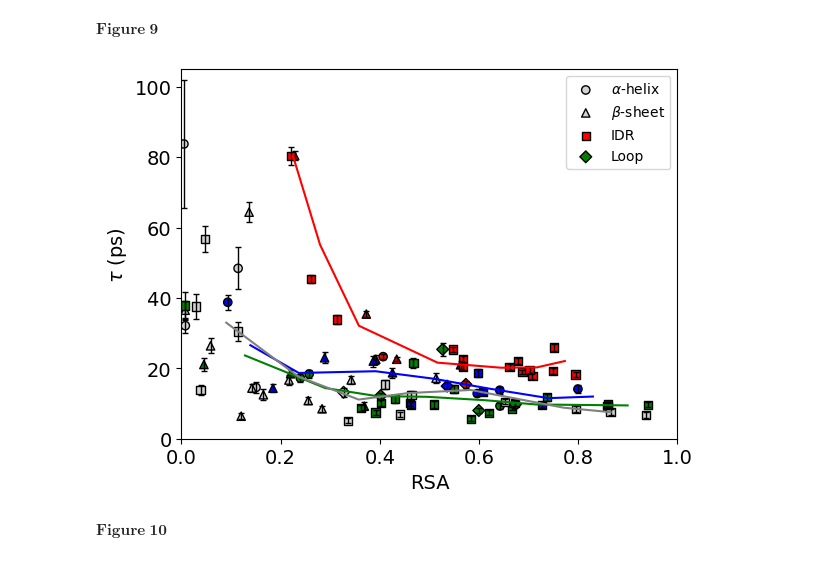
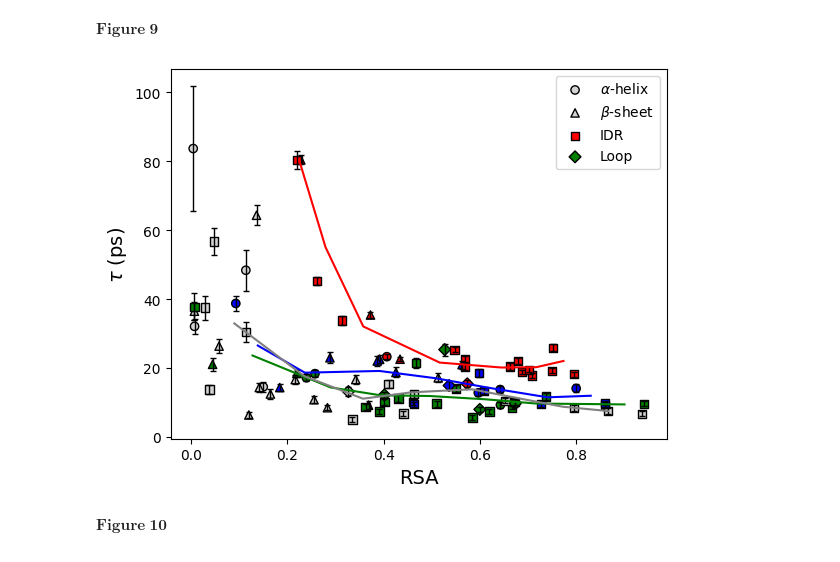
Before and after one commit to hpoudel1/SUMO-1_UBC9_dataset, a Jupyter notebook: residue_Ct_analysis/Computing_C(t)_confidence.ipynb, the cells around one changed output. Saved outputs shown, nothing was run; the diff lists cells and outputs as text; code cells hidden in the pictures.

Commit message:
fixing retardation factor figures -- reviewer comments

```diff
--- a/residue_Ct_analysis/Computing_C(t)_confidence.ipynb
+++ b/residue_Ct_analysis/Computing_C(t)_confidence.ipynb
@@ -373,7 +409,7 @@ $\mathbf{Figure\; 5}$
 for k,i in enumerate(tau_err_stack_ubc9.transpose(1,2,0)[5:][::11]):
     plt.plot(length,i[1], label=int(i[0][0]),c=clist[k],ls='--')
     plt.scatter(length,i[1],color=clist[k])
-    t_interval = t.interval(alpha=0.95, df=i[3], scale=i[2])[1]
+    t_interval = t.interval(confidence=0.95, df=i[3], scale=i[2])[1]
     plt.fill_between(length,i[1]+t_interval,i[1]-t_interval, alpha=0.3, color=clist[k])
     plt.ylim(0,y_max)
 plt.ylim(0,120)
@@ -400,7 +436,7 @@ $\mathbf{Figure\; 6}$
 for k,i in enumerate(tau_err_stack_ubc9_removed.transpose(1,2,0)):
     plt.semilogy(length,i[1], label=int(i[0][0]),c=clist[k],ls='--')
     plt.scatter(length,i[1],color=clist[k])
-    t_interval = t.interval(alpha=0.95, df=i[3], scale=i[2])[1]
+    t_interval = t.interval(confidence=0.95, df=i[3], scale=i[2])[1]
     plt.fill_between(length,i[1]+t_interval,i[1]-t_interval, alpha=0.3, color=clist[k])
 
 
@@ -408,13 +444,13 @@ k = 2
 i = tau_err_stack_ubc9_removed1.transpose(1,2,0)[0]
 plt.semilogy(length[4:],i[1], label=int(i[0][0]),c=clist[k],ls='--')
 plt.scatter(length[4:],i[1],color=clist[k])
-t_interval = t.interval(alpha=0.95, df=i[3], scale=i[2])[1]
+t_interval = t.interval(confidence=0.95, df=i[3], scale=i[2])[1]
 plt.fill_between(length[4:],i[1]+t_interval,i[1]-t_interval, where=~np.isnan(i[2]),alpha=0.3, color=clist[k])
 
 k,i = 3,tau_err_stack_ubc9_removed2.transpose(1,2,0)[0]
 plt.semilogy(length[1:],i[1], label=int(i[0][0]),c=clist[k],ls='--')
 plt.scatter(length[1:],i[1],color=clist[k])
-t_interval = t.interval(alpha=0.95, df=i[3], scale=i[2])[1]
+t_interval = t.interval(confidence=0.95, df=i[3], scale=i[2])[1]
 plt.fill_between(length[1:],i[1]+t_interval,i[1]-t_interval, where=~np.isnan(i[2]), alpha=0.3, color=clist[k])
 
 
@@ -456,12 +492,12 @@ sumo1_df = pd.read_csv('./SUMO1/RSA_res_name_type.csv')
 sumo1_df.drop(columns='Unnamed: 0',inplace=True)
 sumo1_df[symbols['tau']] = pd_saveit[symbols['tau']].values
 sumo1_df[symbols['sigma']] = pd_saveit[symbols['sigma']].values
-sumo1_df['ci_99'] = t.interval(alpha=0.99, scale=pd_saveit[symbols['sigma']].values, df = tau_err_stack.transpose(1,2,0)[:,-1,-1])[-1]
+sumo1_df['ci_99'] = t.interval(confidence=0.99, scale=pd_saveit[symbols['sigma']].values, df = tau_err_stack.transpose(1,2,0)[:,-1,-1])[-1]
 sumo1_df['struct'] = [j[0] for i in sumo1_df['residue'].values for j in reg_struct.values if i>=j[1] and i<=j[2]]
 sumo1_df['shape'] = [ markers[i] for i in sumo1_df['struct'].values]
 sumo1_df['electro'] = [ res_to_elect[i] for i in sumo1_df['name'].values ]
 sumo1_df[symbols['tau']+' pm ci99'] = [f'{i:0.2f} \u00B1 {j:0.2f}' for i,j in sumo1_df[[symbols['tau'],'ci_99']].values]
-sumo1_df.to_excel('./sumo1_figure_data_tabulated.xls')
+sumo1_df.to_excel('./sumo1_figure_data_tabulated.xlsx')
 # %%
 reg_struct
 # %% [output]
@@ -565,13 +601,14 @@ for i in ['r','b','g','white']:
     x = sumo1_df[TF]['RSA'].values
 
     xy, n = moving_average(x,y,0.25,0.125,[0.0,1.0])
+
     n = np.array(n)
     x,y = xy.T
 
     if i!='white': plt.scatter(x, y, c=i , marker='o', label=labels[i], edgecolors='k', alpha=1)
     else: plt.scatter(x, y, c='lightgrey' , marker='o', label=labels[i], edgecolors='k', alpha=1)
 
-    dict_MW_electro_sumo1[i]=np.array([x, y, n, i*len(y)])
+    dict_MW_electro_sumo1[i]=np.array([x, y, n, [i for j in range(len(y))]], dtype=object)
 plt.ylim(0,105)
 plt.xlim(0,1)
 plt.tick_params(labelsize=14)
@@ -586,33 +623,34 @@ $\mathbf{Figure\; 9}$
 # %%
 for i in ['HELIX','BETA','IDR','LOOP']:
     TF =  ( sumo1_df['struct']==i )
     x = sumo1_df[TF][symbols['tau']].values
     xerr = sumo1_df[TF]['ci_99'].values
     y = sumo1_df[TF]['RSA'].values
 
     color_it = sumo1_df[TF]['electro'].values
     temp = []
     for colour in color_it:
         if colour != 'white': temp.append(colour)
         else: temp.append('lightgray')
     # Plot data points and 99% confidence interval
     plt.errorbar(y, x, yerr=xerr, alpha=1, ecolor='k', capsize=2, linewidth=0, elinewidth=1)
     plt.scatter(y, x, c=temp , marker=markers[i], label=label_it[i], edgecolors='k')
 
 #plot moving window average
 for i in ['r','b','g','white']:
     if i != 'white': plt.plot(dict_MW_electro_sumo1[i][0],dict_MW_electro_sumo1[i][1], c = i)
-    else: plt.plot(dict_MW_electro_sumo1[i][0],dict_MW_electro_sumo1[i][1], c = 'grey')
+    else:
+        plt.plot(list(dict_MW_electro_sumo1[i][0]),list(dict_MW_electro_sumo1[i][1]), c = 'grey')
 
-plt.ylim(0,105)
-plt.xlim(0,1)
+#plt.ylim(0,105)
+#plt.xlim(0,1)
 plt.xlabel('RSA',size=14)
 plt.ylabel(r'$\tau$ (ps)',size=14)
-plt.tick_params(labelsize=14)
+#plt.tick_params(labelsize=14)
 plt.legend()
 plt.savefig('./tau_v_RSA_colorbyelectro_withMW_withCI99-sumo1.png',dpi= 300)
 # %% [output]
-[figure, old version]
+[figure, new version]
 # %% [markdown]
 $\mathbf{Figure\; 10}$
 # %%
```
Also changed, not shown: parts of 18 cells of this notebook, 30 other files.
